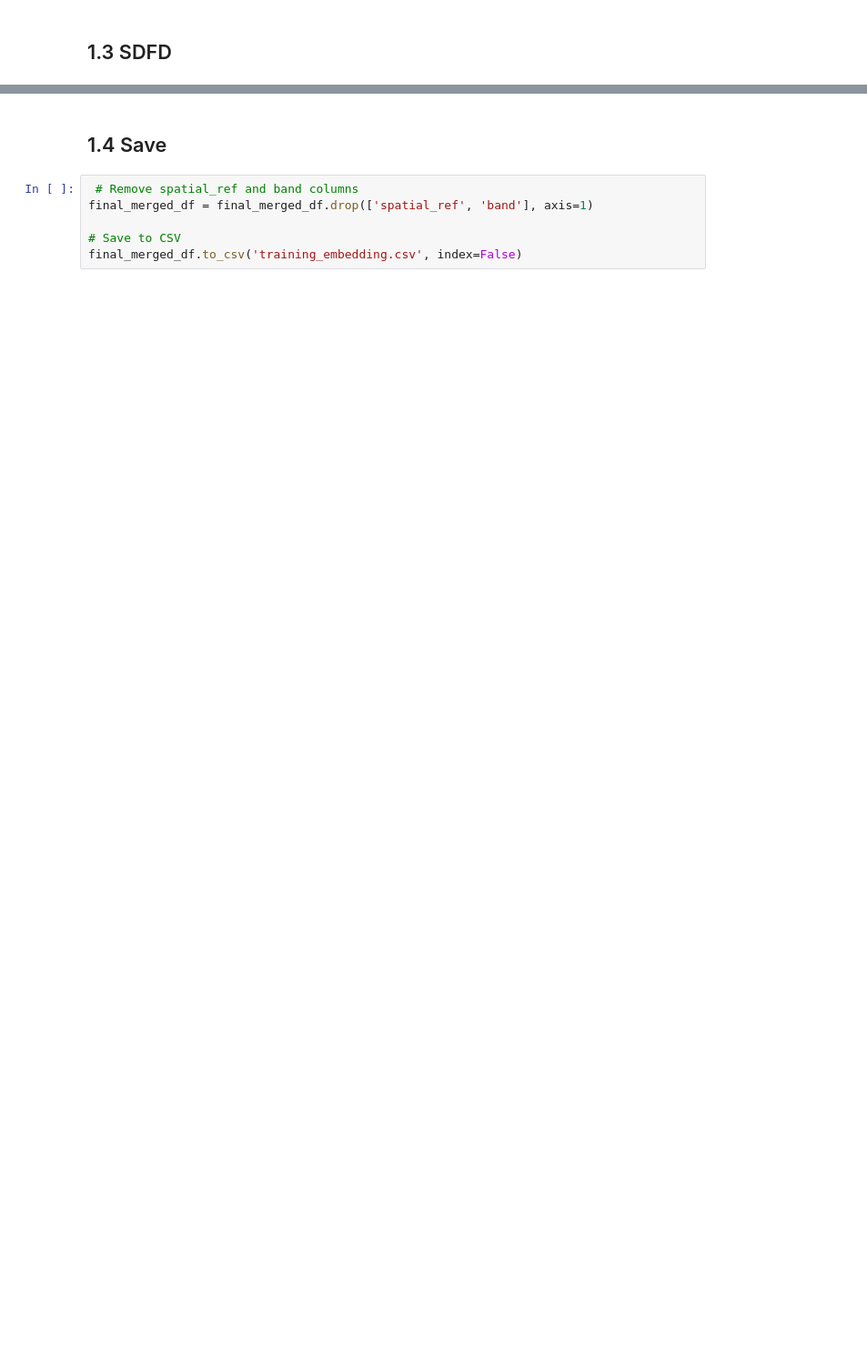
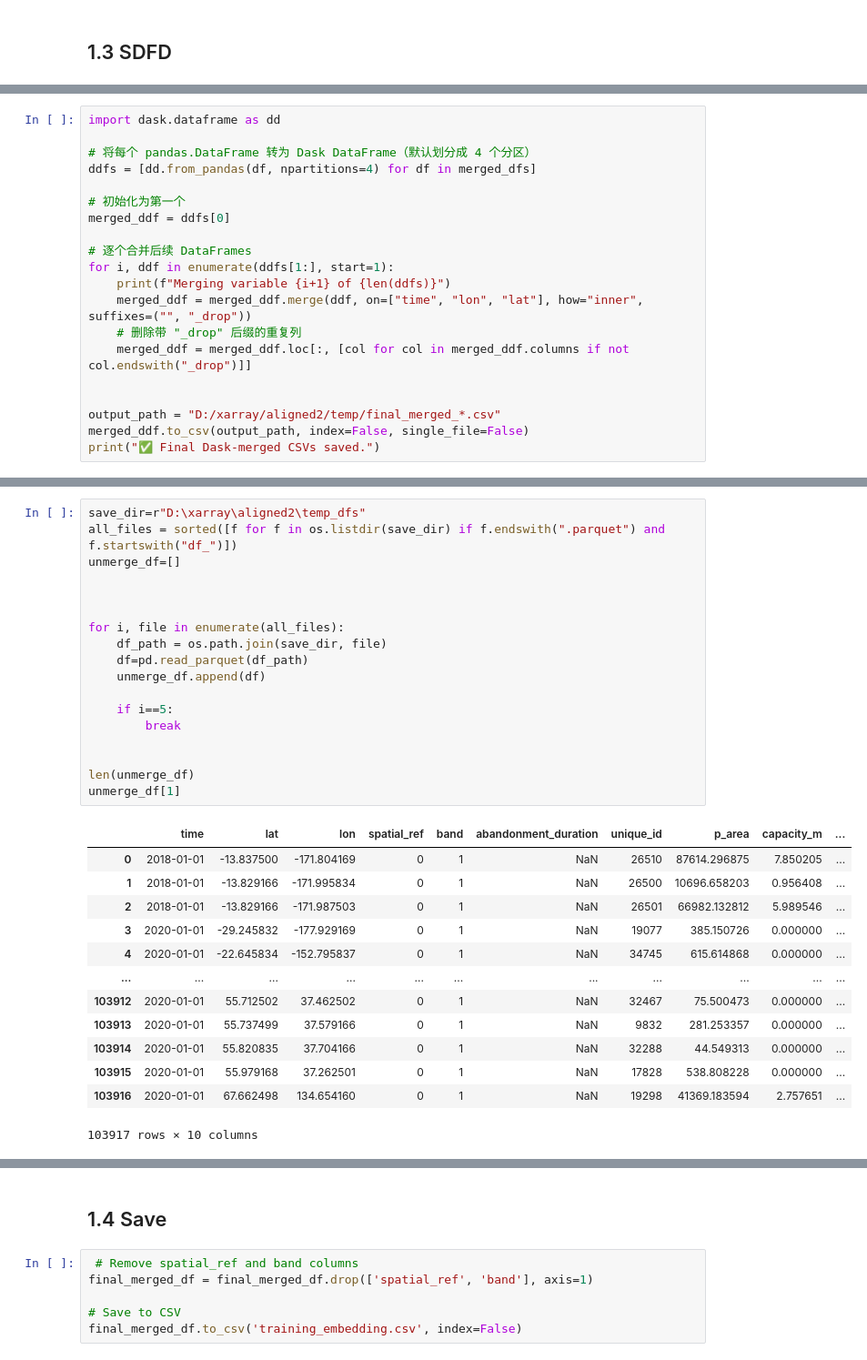
Before and after one commit to px39n/Landuse_Zhong, a Jupyter notebook: 2.2 process_csv_for_embedding.ipynb, the cells around one changed output, grey strips where cells are left out. Shown: that part at 91% size. Cells and saved outputs as stored; diff of their text form; blank space fills up the shorter version.

```diff
--- a/2.2 process_csv_for_embedding.ipynb
+++ b/2.2 process_csv_for_embedding.ipynb
@@ -687,0 +673,20 @@ Processing variable 2 of 19: wind
+# %%
+import dask.dataframe as dd
+
+# 将每个 pandas.DataFrame 转为 Dask DataFrame（默认划分成 4 个分区）
+ddfs = [dd.from_pandas(df, npartitions=4) for df in merged_dfs]
+
+# 初始化为第一个
+merged_ddf = ddfs[0]
+
+# 逐个合并后续 DataFrames
+for i, ddf in enumerate(ddfs[1:], start=1):
+    print(f"Merging variable {i+1} of {len(ddfs)}")
+    merged_ddf = merged_ddf.merge(ddf, on=["time", "lon", "lat"], how="inner", suffixes=("", "_drop"))
+    # 删除带 "_drop" 后缀的重复列
+    merged_ddf = merged_ddf.loc[:, [col for col in merged_ddf.columns if not col.endswith("_drop")]]
+
+
+output_path = "D:/xarray/aligned2/temp/final_merged_*.csv"
+merged_ddf.to_csv(output_path, index=False, single_file=False)
+print("✅ Final Dask-merged CSVs saved.")
@@ -688,3 +746,35 @@ Processing variable 2 of 19: wind
+# %%
+save_dir=r"D:\xarray\aligned2\temp_dfs"
+all_files = sorted([f for f in os.listdir(save_dir) if f.endswith(".parquet") and f.startswith("df_")])
+unmerge_df=[]
+
+
+
+for i, file in enumerate(all_files):
+    df_path = os.path.join(save_dir, file)
+    df=pd.read_parquet(df_path)
+    unmerge_df.append(df)
+
+    if i==5:
+        break
+
+
+len(unmerge_df)
+unmerge_df[1]
+# %% [output]
+|  | time | lat | lon | spatial_ref | band | abandonment_duration | unique_id | p_area | capacity_m | ... |
+| 0 | 2018-01-01 | -13.837500 | -171.804169 | 0 | 1 | NaN | 26510 | 87614.296875 | 7.850205 | ... |
+| 1 | 2018-01-01 | -13.829166 | -171.995834 | 0 | 1 | NaN | 26500 | 10696.658203 | 0.956408 | ... |
+| 2 | 2018-01-01 | -13.829166 | -171.987503 | 0 | 1 | NaN | 26501 | 66982.132812 | 5.989546 | ... |
+| 3 | 2020-01-01 | -29.245832 | -177.929169 | 0 | 1 | NaN | 19077 | 385.150726 | 0.000000 | ... |
+| 4 | 2020-01-01 | -22.645834 | -152.795837 | 0 | 1 | NaN | 34745 | 615.614868 | 0.000000 | ... |
+| ... | ... | ... | ... | ... | ... | ... | ... | ... | ... | ... |
+| 103912 | 2020-01-01 | 55.712502 | 37.462502 | 0 | 1 | NaN | 32467 | 75.500473 | 0.000000 | ... |
+| 103913 | 2020-01-01 | 55.737499 | 37.579166 | 0 | 1 | NaN | 9832 | 281.253357 | 0.000000 | ... |
+| 103914 | 2020-01-01 | 55.820835 | 37.704166 | 0 | 1 | NaN | 32288 | 44.549313 | 0.000000 | ... |
+| 103915 | 2020-01-01 | 55.979168 | 37.262501 | 0 | 1 | NaN | 17828 | 538.808228 | 0.000000 | ... |
+| 103916 | 2020-01-01 | 67.662498 | 134.654160 | 0 | 1 | NaN | 19298 | 41369.183594 | 2.757651 | ... |
+103917 rows × 10 columns
 # %%
 final_merged_df
 # %% [output]
```
Also changed, not shown: parts of 14 cells of this notebook, 9 other files.
